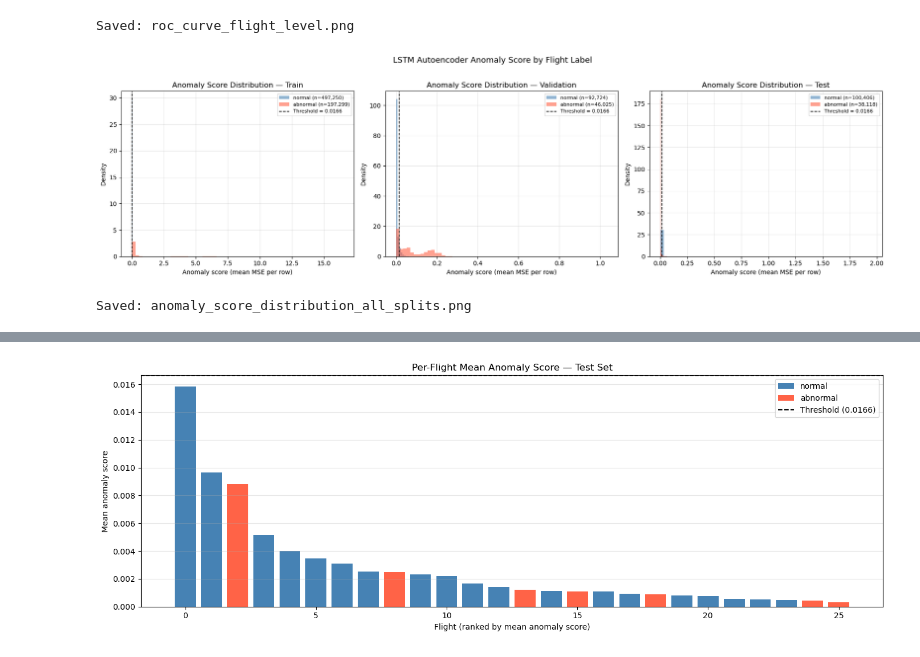
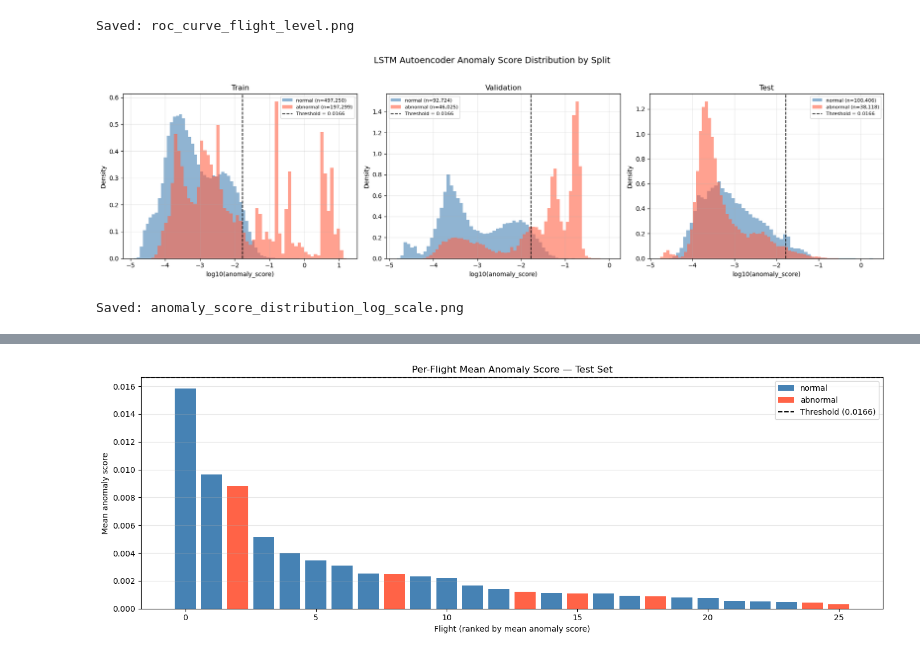
Before and after one commit to arjjunck/uav-thesis, a Jupyter notebook: uav_px4_dataset_project/notebooks/05_lstm_autoencoder_anomaly_score.ipynb, the cells around one changed output, grey strips where cells are left out. Drawn from its saved outputs; the diff is of its cells as text; code cells hidden in the pictures.

```diff
--- a/uav_px4_dataset_project/notebooks/05_lstm_autoencoder_anomaly_score.ipynb
+++ b/uav_px4_dataset_project/notebooks/05_lstm_autoencoder_anomaly_score.ipynb
@@ -1014,35 +1014,65 @@ else:
 [figure]
 Saved: roc_curve_flight_level.png
 # %%
+# ============================================================
+# PLOT A1 — Log-scale anomaly score distribution
+# ============================================================
 
-# PLOT A — Train/val/test distribution
+EPS = 1e-12
+
 fig, axes = plt.subplots(1, 3, figsize=(18, 5))
 
 for ax, (split_name, df) in zip(axes, [
-    ("Train", train_scored), ("Validation", val_scored), ("Test", test_scored)
+    ("Train", train_scored),
+    ("Validation", val_scored),
+    ("Test", test_scored)
 ]):
     for label, color in [("normal", "steelblue"), ("abnormal", "tomato")]:
         subset = df[df["dataset_label"] == label]
+
         if len(subset) > 0:
+            log_scores = np.log10(subset["anomaly_score"] + EPS)
+
             ax.hist(
-                subset["anomaly_score"],
-                bins=60, alpha=0.6,
+                log_scores,
+                bins=60,
+                alpha=0.6,
+                density=True,
                 label=f"{label} (n={len(subset):,})",
-                color=color, density=True
+                color=color
             )
-    ax.axvline(ANOMALY_THRESHOLD, color="black", linestyle="--",
-               linewidth=1.2, label=f"Threshold = {ANOMALY_THRESHOLD:.4f}")
-    ax.set_title(f"Anomaly Score Distribution — {split_name}")
-    ax.set_xlabel("Anomaly score (mean MSE per row)")
+
+    log_threshold = np.log10(ANOMALY_THRESHOLD + EPS)
+
+    ax.axvline(
+        log_threshold,
+        color="black",
+        linestyle="--",
+        linewidth=1.3,
+        label=f"Threshold = {ANOMALY_THRESHOLD:.4f}"
+    )
+
+    ax.set_title(f"{split_name}")
+    ax.set_xlabel("log10(anomaly_score)")
     ax.set_ylabel("Density")
     ax.legend(fontsize=8)
     ax.grid(True, alpha=0.3)
 
-plt.suptitle("LSTM Autoencoder Anomaly Score by Flight Label", fontsize=13, y=1.02)
+plt.suptitle(
+    "LSTM Autoencoder Anomaly Score Distribution by Split",
+    fontsize=14,
+    y=1.03
+)
+
 plt.tight_layout()
-plt.savefig(PLOT_DIR / "anomaly_score_distribution_all_splits.png", dpi=300, bbox_inches="tight")
+plt.savefig(
+    PLOT_DIR / "anomaly_score_distribution_log_scale.png",
+    dpi=300,
+    bbox_inches="tight"
+)
 plt.show()
-print("Saved: anomaly_score_distribution_all_splits.png")
+
+print("Saved: anomaly_score_distribution_log_scale.png")
 # %% [output]
-[figure, old version]
+[figure, new version]
-Saved: anomaly_score_distribution_all_splits.png
+Saved: anomaly_score_distribution_log_scale.png
```
Also changed, not shown: parts of 4 cells of this notebook, 35 other files.
